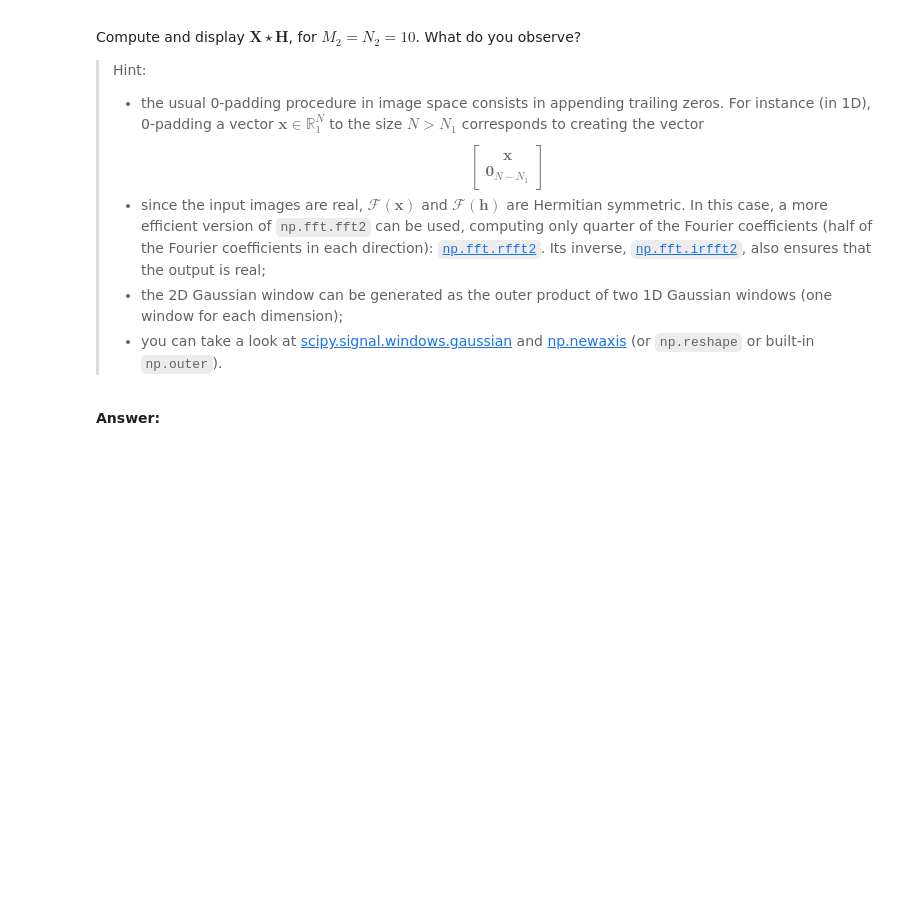
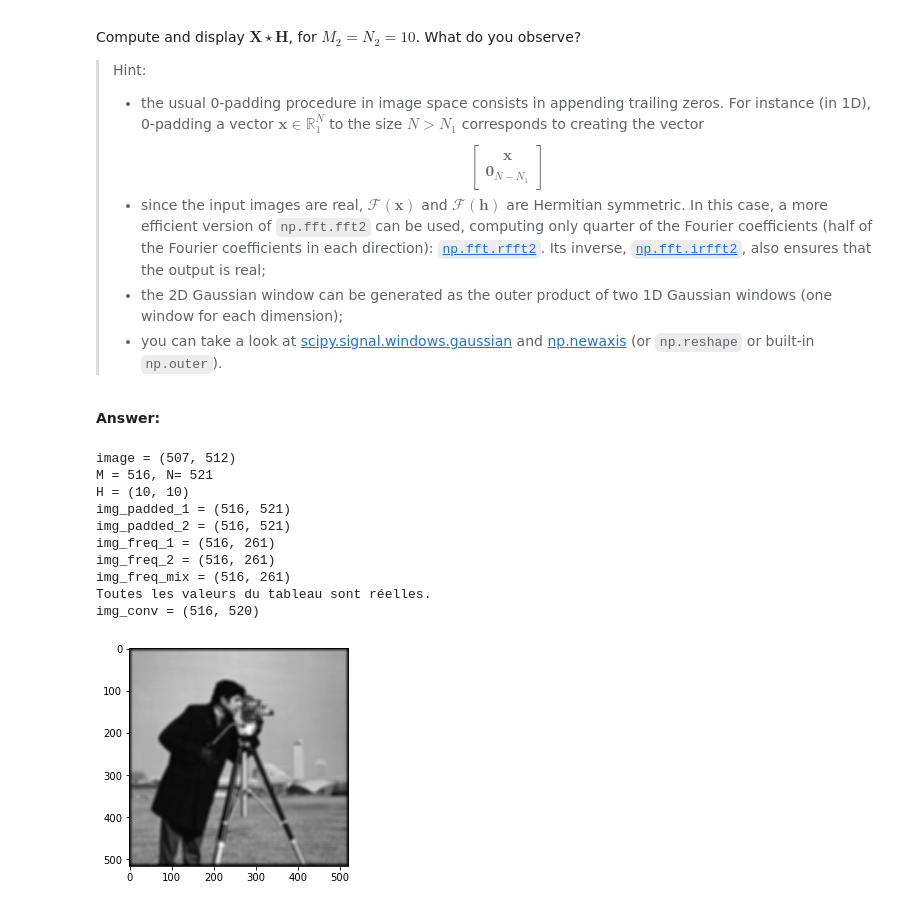
Before and after one commit to jeremdesno/python_sdia, a Jupyter notebook: Labs/Lab3/lab3.ipynb, the cells around one changed output. Drawn from its saved outputs; the diff is of its cells as text; code cells hidden in the pictures; blank space fills up the shorter version.

```diff
--- a/Labs/Lab3/lab3.ipynb
+++ b/Labs/Lab3/lab3.ipynb
@@ -395,34 +395,85 @@ Compute and display $\mathbf{X} \star \mathbf{H}$, for $M_2 = N_2 = 10$. What do
 # %%
 # your code
 # Compute the H
 
-
+print(f'image = {image.shape}')
 M1, N1 = image.shape
 M2, N2 = 10 , 10
 std = [10, 10]
 M , N = M1 + M2 - 1, N1 + N2 -1
+print(f'M = {M}, N= {N}')
 
 wy = signal.windows.gaussian(M2, std[0], sym=True)
 wx = signal.windows.gaussian(N2, std[1], sym=True)
 
 H = np.outer(wy.T,wx)
 
+print(f'H = {H.shape}')
+
 # Spécifiez la taille du padding pour chaque dimension (haut, bas, gauche, droite)
-padding_top_1 = (M - M1) // 2
-padding_bottom_1 = M - M1 - padding_top_1
-padding_left_1 = (N - N1) // 2
-padding_right_1 = N - N1 - padding_left_1
+#padding_top_1 = (M - M1) // 2
+#padding_bottom_1 = M - M1 - padding_top_1
+#padding_left_1 = (N - N1) // 2
+#padding_right_1 = N - N1 - padding_left_1
+
+padding_right_1 = N - N1
+padding_bottom_1 = M - M1
+
 
 # Utilisez numpy.pad pour ajouter le padding
-img_padded_1 = np.pad(image, ((padding_top_1, padding_bottom_1), (padding_left_1, padding_right_1)), mode='constant', constant_values=0)
+img_padded_1 = np.pad(image, ((0, padding_bottom_1), (0, padding_right_1)), mode='constant', constant_values=0)
 
-padding_top_2 = (M - M2) // 2
-padding_bottom_2 = M - M2 - padding_top_2
-padding_left_2 = (N - N2) // 2
-padding_right_2 = N - N2 - padding_left_2
 
-img_padded_2 = np.pad(H, ((padding_top_2, padding_bottom_2), (padding_left_2, padding_right_2)), mode='constant', constant_values=0)
+print(f'img_padded_1 = {img_padded_1.shape}')
+
+
+#padding_top_2 = (M - M2) // 2
+#padding_bottom_2 = M - M2 - padding_top_2
+#padding_left_2 = (N - N2) // 2
+#padding_right_2 = N - N2 - padding_left_2
+
+padding_right_2 = N - N2
+padding_bottom_2 = M - M2
+
+
+img_padded_2 = np.pad(H, ((0, padding_bottom_2), (0, padding_right_2)), mode='constant', constant_values=0)
+
+print(f'img_padded_2 = {img_padded_2.shape}')
 
 img_freq_1 = np.fft.rfft2(img_padded_1)
 
+print(f'img_freq_1 = {img_freq_1.shape}')
+
 img_freq_2 = np.fft.rfft2(img_padded_2)
+
+print(f'img_freq_2 = {img_freq_2.shape}')
+
+img_freq_mix = img_freq_1 * img_freq_2
+
+print(f'img_freq_mix = {img_freq_mix.shape}')
+
+img_conv = np.fft.irfft2(img_freq_mix)
+all_real = np.isreal(img_conv).all()
+
+if all_real:
+    print("Toutes les valeurs du tableau sont réelles.")
+else:
+    print("Le tableau contient des valeurs complexes.")
+
+
+print(f'img_conv = {img_conv.shape}')
+
+plt.imshow(img_conv, cmap= 'gray')  # Convert from BGR to RGB
+plt.show()
+# %% [output]
+image = (507, 512)
+M = 516, N= 521
+H = (10, 10)
+img_padded_1 = (516, 521)
+img_padded_2 = (516, 521)
+img_freq_1 = (516, 261)
+img_freq_2 = (516, 261)
+img_freq_mix = (516, 261)
+Toutes les valeurs du tableau sont réelles.
+img_conv = (516, 520)
+[figure, added]
```
Also changed, not shown: parts of 1 cell of this notebook.
